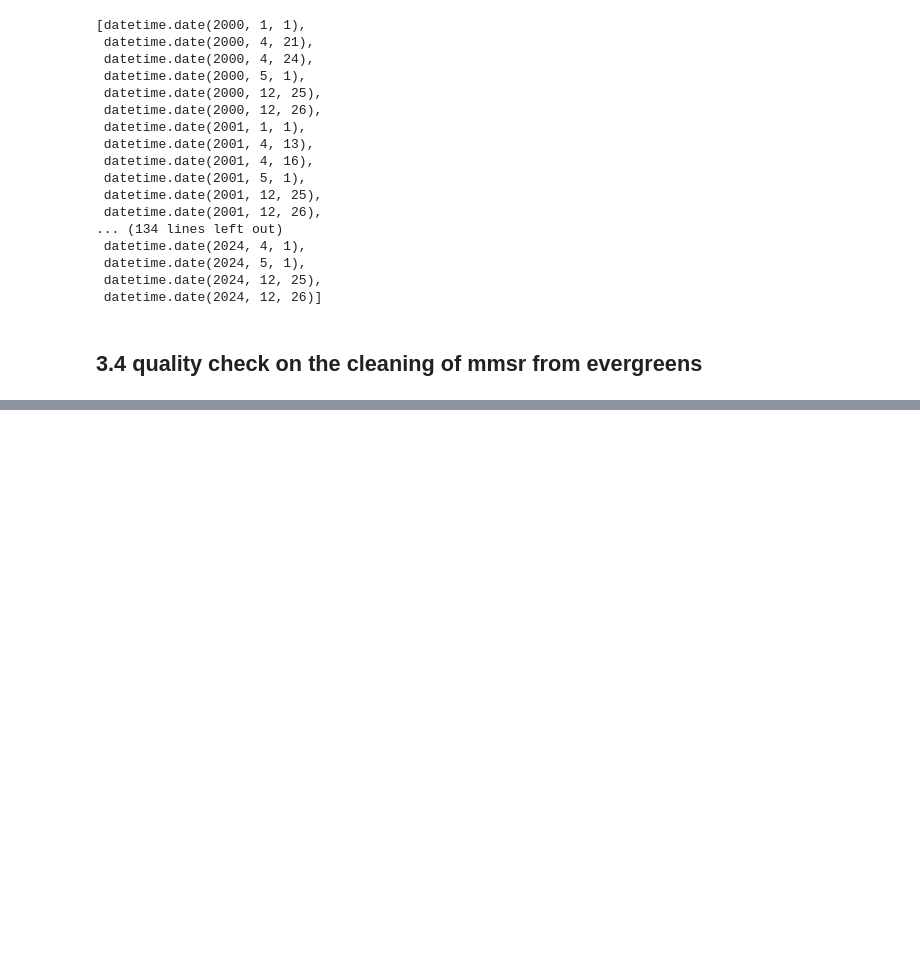
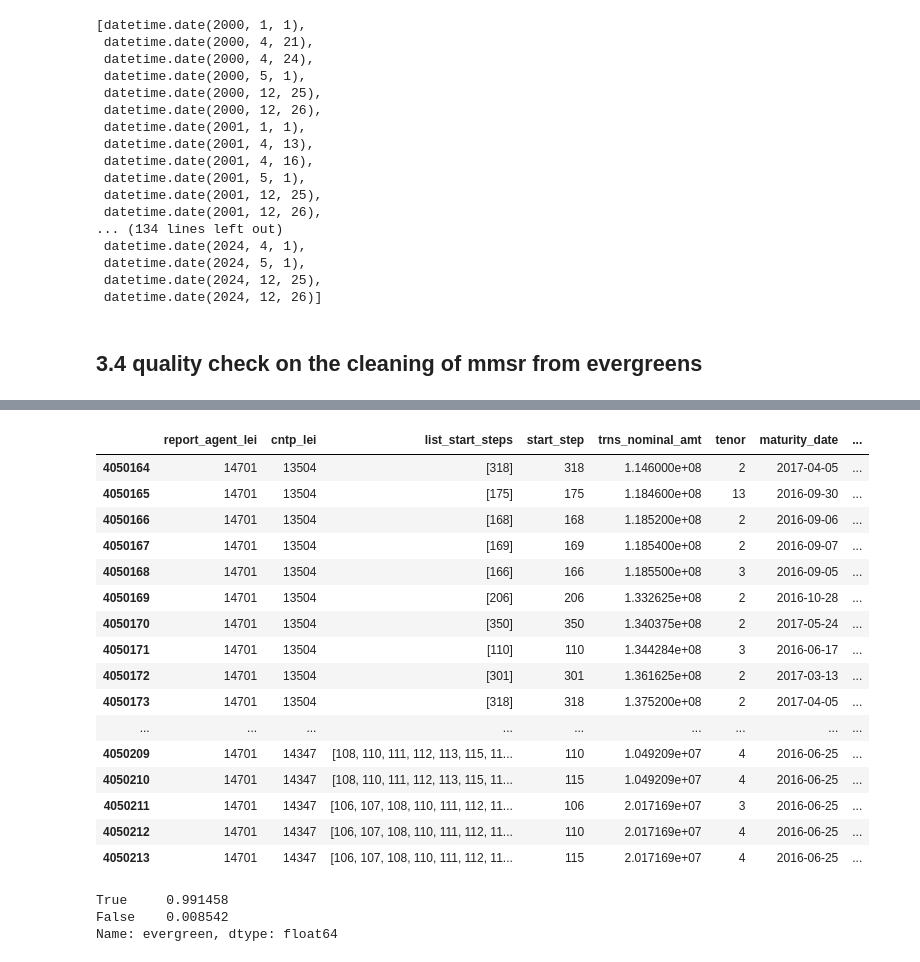
Before and after one commit to Victor-Le-Coz/secured_interbank_network_public, a Jupyter notebook: emp_analysis.ipynb, the cells around one changed output, grey strips where cells are left out. Saved outputs shown, nothing was run; the diff lists cells and outputs as text; code cells hidden in the pictures; blank space fills up the shorter version.

```diff
--- a/emp_analysis.ipynb
+++ b/emp_analysis.ipynb
@@ -14,7 +14,7 @@ import data_mapping as dm
 
 #-----------
 # parameters
-path = "./results/empirical_results/test_1/"
+path = "./results/empirical_results/test_2/"
 plot_period=250
 
 #------------------
@@ -22,8 +22,8 @@ plot_period=250
 
 # from USB key
 path_mmsr_secured = r'D:\MMSR_secured_small.dta'
-path_mmsr_unsecured= r'D:\MMSR_secured_small.dta'
-path_finrep = r'D:\balance_sheet_data_clean.dta'
+path_mmsr_unsecured= r'D:\Unsecured_deposits_Small.dta'
+path_finrep = r'D:\FINREP_Small.dta'
 
 # # from NA laptop
 # path_mmsr_secured = r'P:\ECB business areas\DGR\Databases and Programme files\FIR\Nolwenn Allaire\ABM - Le Coz\data\mmsr_all/MMSR_secured_small.dta'
@@ -66,17 +66,17 @@ df_mmsr_secured, df_mmsr_unsecured, df_finrep = ep.anonymize(df_mmsr_secured,df_
 ep.reduce_size(df_mmsr_secured,df_mmsr_unsecured, path)
 
 # get dic reverse repo exp adj history directly from mmsr
-df_mmsr_secured_clean = ep.get_df_mmsr_secured_clean(df_mmsr_secured,holidays=dm.holidays, path=path, compute_tenor=False)
-df_mmsr_secured_expanded = ep.get_df_mmsr_secured_expanded(df_mmsr_secured_clean,  holidays=False, path=path)
-dic_rev_repo_exp_adj = ep.get_dic_rev_repo_exp_adj_from_df_mmsr_secured_expanded(df_mmsr_secured_expanded,path=path, plot_period=False)
+df_mmsr_secured, df_mmsr_secured_clean = ep.get_df_mmsr_secured_clean(df_mmsr_secured,bday=True, path=path, compute_tenor=True, flag_isin=True, sett_filter=True)
+# df_mmsr_secured_expanded = ep.get_df_mmsr_secured_expanded(df_mmsr_secured_clean,  holidays=False, path=path)
+# dic_rev_repo_exp_adj = ep.get_dic_rev_repo_exp_adj_from_df_mmsr_secured_expanded(df_mmsr_secured_expanded,path=path, plot_period=False)
 
-# get aggregated adjency matrices
-dic_arr_binary_adj = ep.get_dic_arr_binary_adj(dic_rev_repo_exp_adj=dic_rev_repo_exp_adj,path=path, plot_period=plot_period)
+# # get aggregated adjency matrices
+# dic_arr_binary_adj = ep.get_dic_arr_binary_adj(dic_rev_repo_exp_adj=dic_rev_repo_exp_adj,path=path, plot_period=plot_period)
 
-# get df_rev_repo_trans
-df_rev_repo_trans = ep.get_df_rev_repo_trans(df_mmsr_secured_clean, path=path)
+# # get df_rev_repo_trans
+# df_rev_repo_trans = ep.get_df_rev_repo_trans(df_mmsr_secured_clean, path=path)
 
-# get dic dashed trajectory
-df_finrep_clean = ep.get_df_finrep_clean(df_finrep, path=path)
-ep.add_ratios_in_df_finrep_clean(df_finrep_clean, path=path)
-dic_dashed_trajectory = ep.get_dic_dashed_trajectory(df_finrep_clean,path=path)
+# # get dic dashed trajectory
+# df_finrep_clean = ep.get_df_finrep_clean(df_finrep, path=path)
+# ep.add_ratios_in_df_finrep_clean(df_finrep_clean, path=path)
+# dic_dashed_trajectory = ep.get_dic_dashed_trajectory(df_finrep_clean,path=path)
@@ -603,0 +623,3 @@ KeyError: 'trans_id'
+# %%
+df_mmsr_secured_clean = ep.get_df_mmsr_secured_clean(df_mmsr_secured,holidays=dm.holidays, path="./results/empirical_results/analysis_evergreen/", compute_tenor=True)
+df_mmsr_secured_clean
@@ -603,0 +641,27 @@ KeyError: 'trans_id'
+# %%
+# .loc[4050204,"trns_nominal_amt"]
+df_mmsr_secured_clean.tail(50)
+# %% [output]
+|  | report_agent_lei | cntp_lei | list_start_steps | start_step | trns_nominal_amt | tenor | maturity_date | ... |
+| 4050164 | 14701 | 13504 | [318] | 318 | 1.146000e+08 | 2 | 2017-04-05 | ... |
+| 4050165 | 14701 | 13504 | [175] | 175 | 1.184600e+08 | 13 | 2016-09-30 | ... |
+| 4050166 | 14701 | 13504 | [168] | 168 | 1.185200e+08 | 2 | 2016-09-06 | ... |
+| 4050167 | 14701 | 13504 | [169] | 169 | 1.185400e+08 | 2 | 2016-09-07 | ... |
+| 4050168 | 14701 | 13504 | [166] | 166 | 1.185500e+08 | 3 | 2016-09-05 | ... |
+| 4050169 | 14701 | 13504 | [206] | 206 | 1.332625e+08 | 2 | 2016-10-28 | ... |
+| 4050170 | 14701 | 13504 | [350] | 350 | 1.340375e+08 | 2 | 2017-05-24 | ... |
+| 4050171 | 14701 | 13504 | [110] | 110 | 1.344284e+08 | 3 | 2016-06-17 | ... |
+| 4050172 | 14701 | 13504 | [301] | 301 | 1.361625e+08 | 2 | 2017-03-13 | ... |
+| 4050173 | 14701 | 13504 | [318] | 318 | 1.375200e+08 | 2 | 2017-04-05 | ... |
+| ... | ... | ... | ... | ... | ... | ... | ... | ... |
+| 4050209 | 14701 | 14347 | [108, 110, 111, 112, 113, 115, 11... | 110 | 1.049209e+07 | 4 | 2016-06-25 | ... |
+| 4050210 | 14701 | 14347 | [108, 110, 111, 112, 113, 115, 11... | 115 | 1.049209e+07 | 4 | 2016-06-25 | ... |
+| 4050211 | 14701 | 14347 | [106, 107, 108, 110, 111, 112, 11... | 106 | 2.017169e+07 | 3 | 2016-06-25 | ... |
+| 4050212 | 14701 | 14347 | [106, 107, 108, 110, 111, 112, 11... | 110 | 2.017169e+07 | 4 | 2016-06-25 | ... |
+| 4050213 | 14701 | 14347 | [106, 107, 108, 110, 111, 112, 11... | 115 | 2.017169e+07 | 4 | 2016-06-25 | ... |
+# %%
+df_mmsr_secured["evergreen"].value_counts()/len(df_mmsr_secured)
+# %% [output]
+True     0.991458
+False    0.008542
+Name: evergreen, dtype: float64
```
Also changed, not shown: parts of 32 cells of this notebook, 4 other files.
